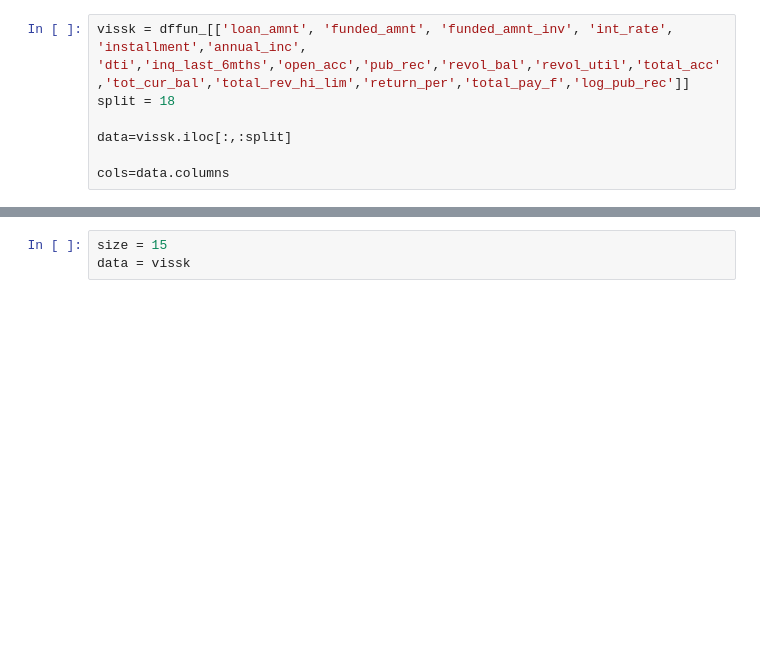
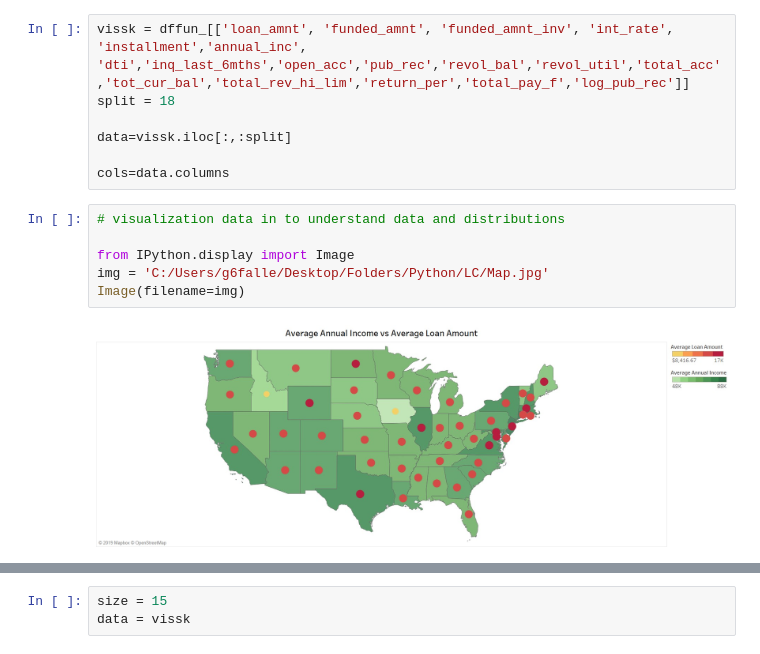
Before and after one commit to RyanXAllen/jupyter_LendingClub, a Jupyter notebook: LendingClub.ipynb, the cells around one changed output, grey strips where cells are left out. Drawn from its saved outputs; the diff is of its cells as text; blank space fills up the shorter version.

```diff
--- a/LendingClub.ipynb
+++ b/LendingClub.ipynb
@@ -733,3 +742,11 @@ split = 18
 data=vissk.iloc[:,:split]
 
 cols=data.columns
+# %%
+# visualization data in to understand data and distributions
+
+from IPython.display import Image
+img = 'C:/Users/g6falle/Desktop/Folders/Python/LC/Map.jpg'
+Image(filename=img)
+# %% [output]
+[figure, added]
```
Also changed, not shown: parts of 26 cells of this notebook.
